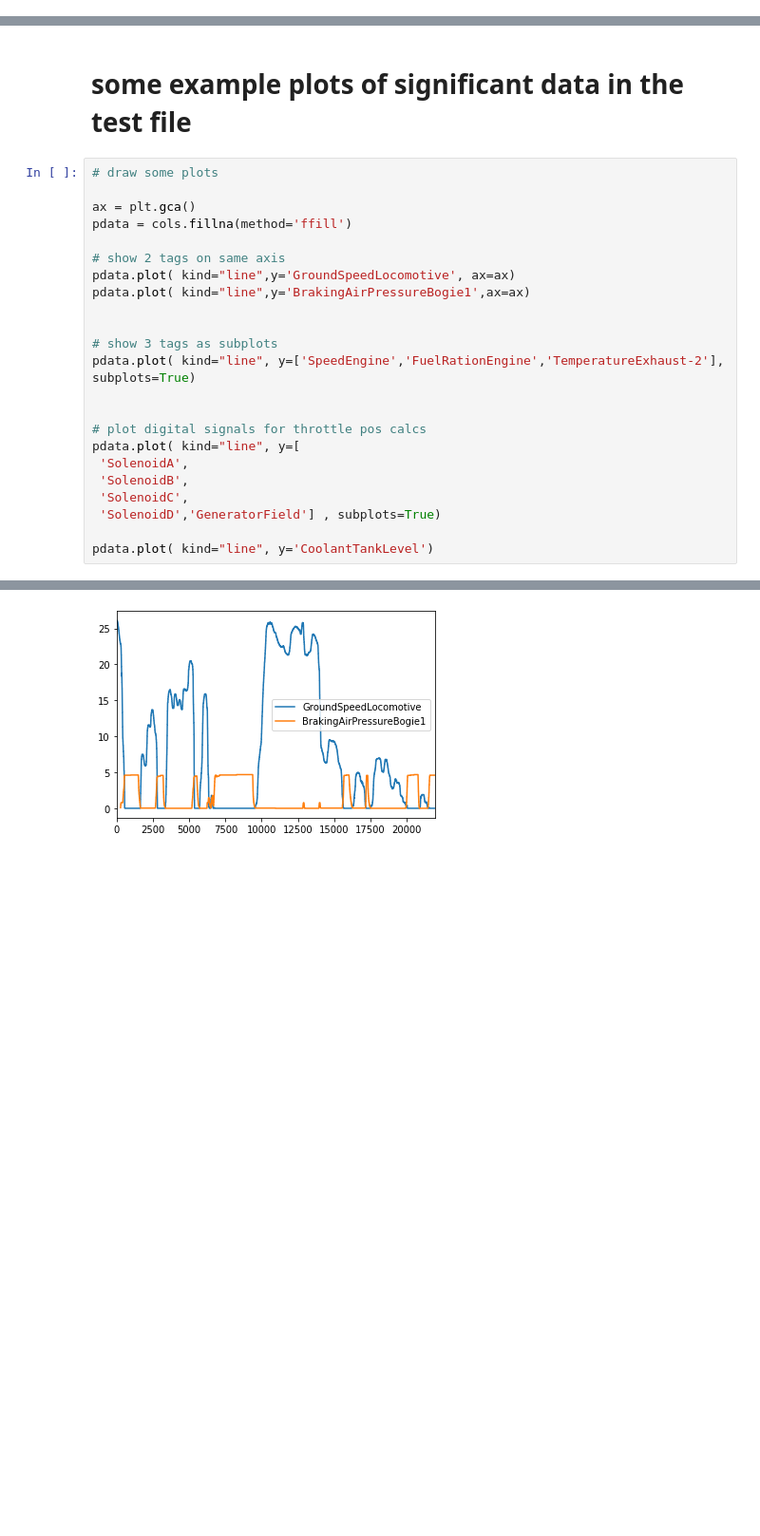
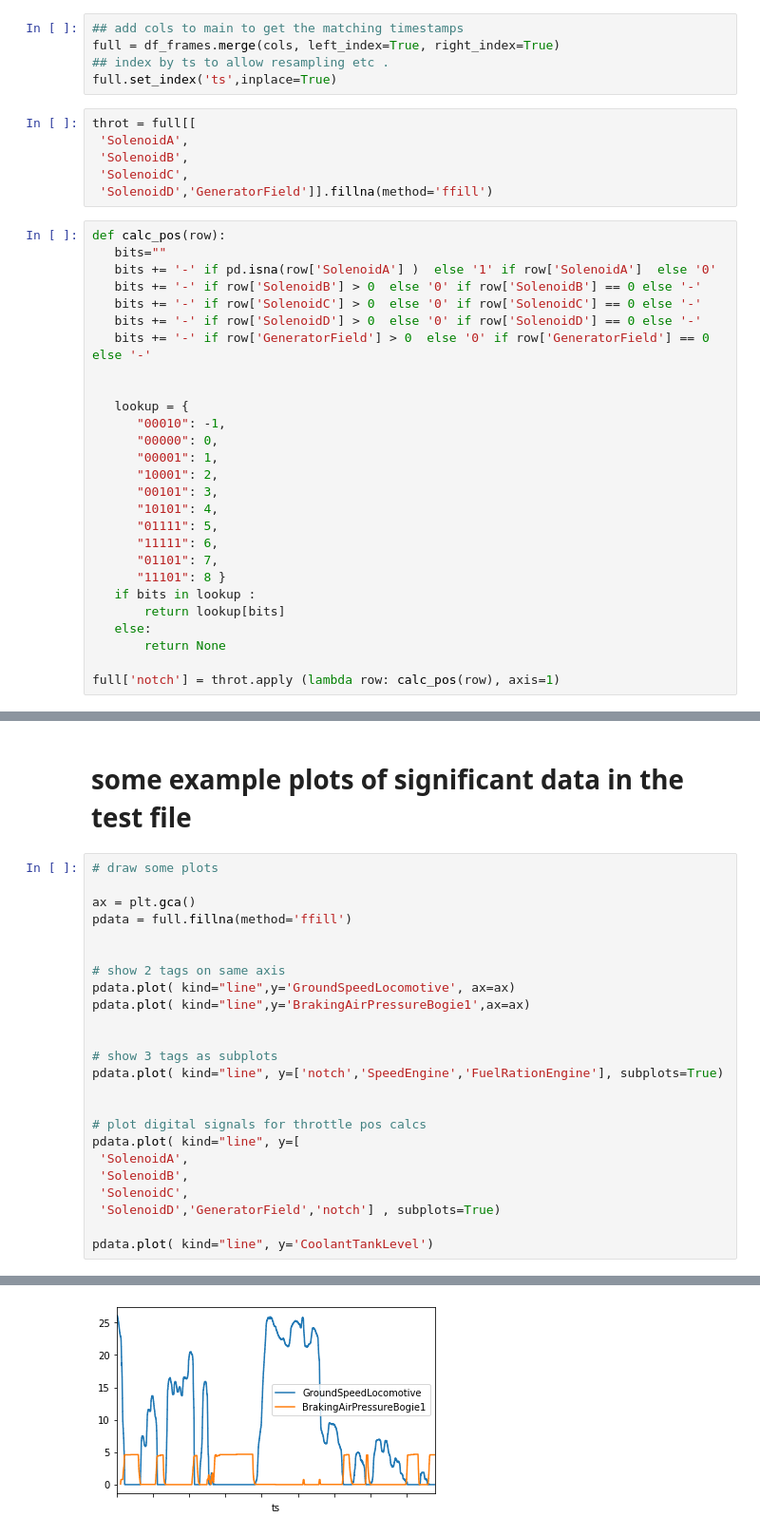
Before and after one commit to tonyroy/long-test, a Jupyter notebook: long.ipynb, the cells around one changed output, grey strips where cells are left out. Shown at 95% size. Cells and saved outputs as stored; diff of their text form; blank space fills up the shorter version.

```diff
--- a/long.ipynb
+++ b/long.ipynb
@@ -19,2 +25,40 @@ df_frames = pd.concat([pd.DataFrame(json_normalize(x,'frames',['vehicleNumber','
+# %%
+## add cols to main to get the matching timestamps
+full = df_frames.merge(cols, left_index=True, right_index=True)
+## index by ts to allow resampling etc .
+full.set_index('ts',inplace=True)
+# %%
+throt = full[[
+ 'SolenoidA',
+ 'SolenoidB',
+ 'SolenoidC',
+ 'SolenoidD','GeneratorField']].fillna(method='ffill')
+# %%
+def calc_pos(row):
+   bits=""
+   bits += '-' if pd.isna(row['SolenoidA'] )  else '1' if row['SolenoidA']  else '0'
+   bits += '-' if row['SolenoidB'] > 0  else '0' if row['SolenoidB'] == 0 else '-'
+   bits += '-' if row['SolenoidC'] > 0  else '0' if row['SolenoidC'] == 0 else '-'
+   bits += '-' if row['SolenoidD'] > 0  else '0' if row['SolenoidD'] == 0 else '-'
+   bits += '-' if row['GeneratorField'] > 0  else '0' if row['GeneratorField'] == 0 else '-'
+
+
+   lookup = {
+      "00010": -1,
+      "00000": 0,
+      "00001": 1,
+      "10001": 2,
+      "00101": 3,
+      "10101": 4,
+      "01111": 5,
+      "11111": 6,
+      "01101": 7,
+      "11101": 8 }
+   if bits in lookup :
+       return lookup[bits]
+   else:
+       return None
+
+full['notch'] = throt.apply (lambda row: calc_pos(row), axis=1)
 # %% [markdown]
 # counts of tag values in the long.log file
@@ -64,26 +96,27 @@ cols[['GroundSpeedLocomotive','SpeedEngine','CoolantTankLevel']].describe()
 # %%
 # draw some plots
 
 ax = plt.gca()
-pdata = cols.fillna(method='ffill')
+pdata = full.fillna(method='ffill')
+
 
 # show 2 tags on same axis
 pdata.plot( kind="line",y='GroundSpeedLocomotive', ax=ax)
 pdata.plot( kind="line",y='BrakingAirPressureBogie1',ax=ax)
 
 
 # show 3 tags as subplots
-pdata.plot( kind="line", y=['SpeedEngine','FuelRationEngine','TemperatureExhaust-2'], subplots=True)
+pdata.plot( kind="line", y=['notch','SpeedEngine','FuelRationEngine'], subplots=True)
 
 
 # plot digital signals for throttle pos calcs
 pdata.plot( kind="line", y=[
  'SolenoidA',
  'SolenoidB',
  'SolenoidC',
- 'SolenoidD','GeneratorField'] , subplots=True)
+ 'SolenoidD','GeneratorField','notch'] , subplots=True)
 
 pdata.plot( kind="line", y='CoolantTankLevel')
 # %% [output]
 <matplotlib.axes._subplots.AxesSubplot at 0x...>
-[figure, old version]
+[figure, new version]
```
Also changed, not shown: parts of 10 cells of this notebook.
